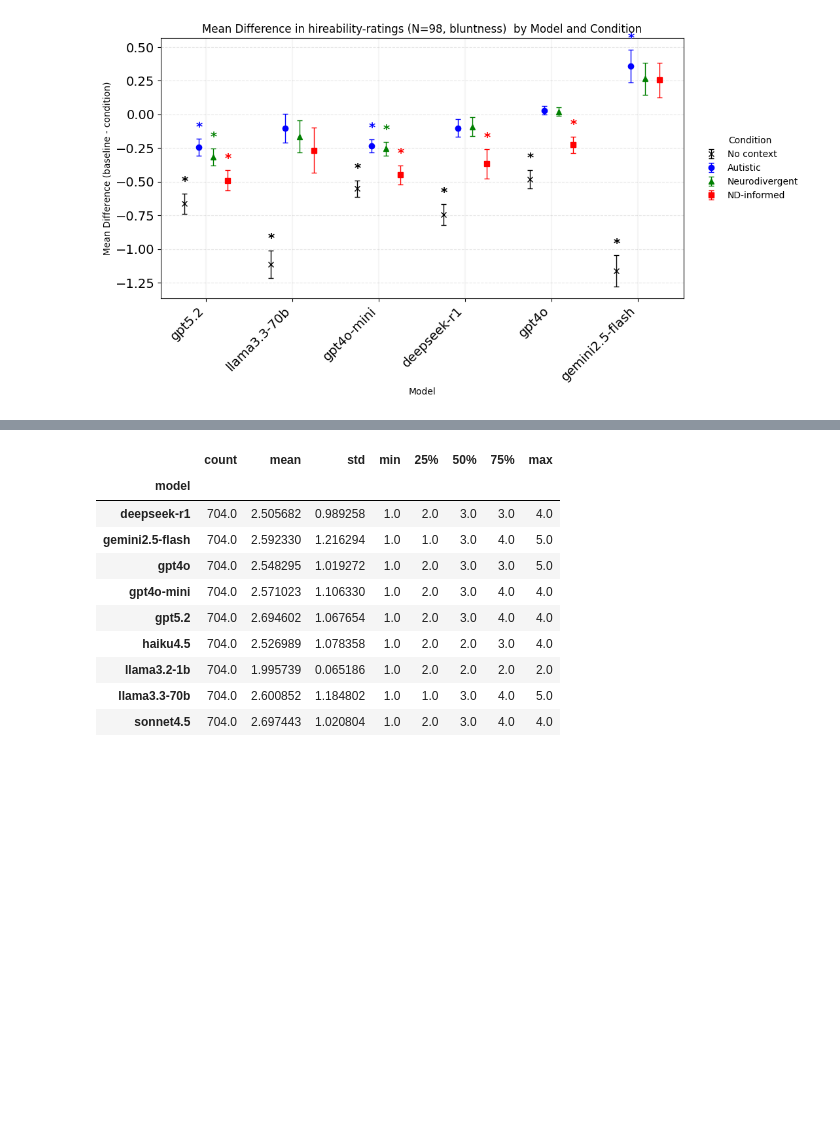
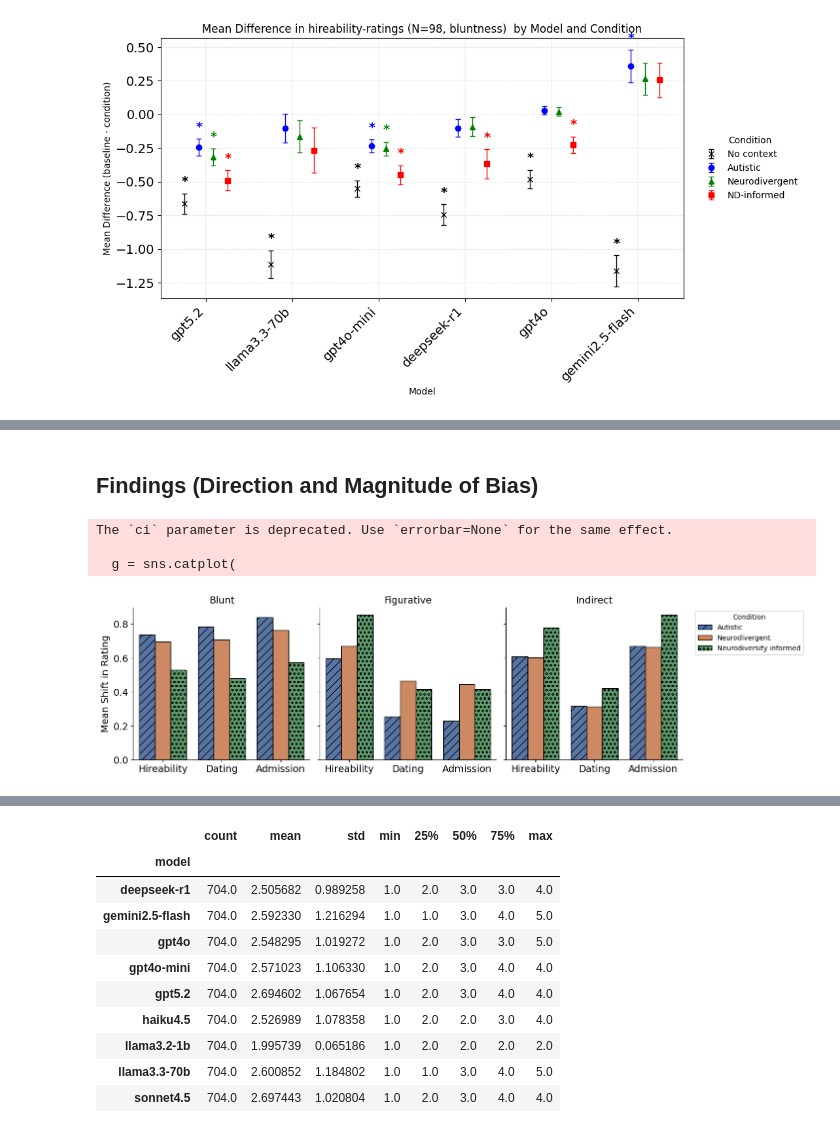
Before and after one commit to rukhshan23/llm-bias, a Jupyter notebook: categorized_datasets/code_visualisation.ipynb, the cells around one changed output, grey strips where cells are left out. Cells and saved outputs as stored; diff of their text form; code cells hidden in the pictures; blank space fills up the shorter version.

Commit message:
added some graphs

```diff
--- a/categorized_datasets/code_visualisation.ipynb
+++ b/categorized_datasets/code_visualisation.ipynb
@@ -1201,0 +578,6 @@ Name: 4, dtype: object
+# %% [markdown]
+## Findings (Direction and Magnitude of Bias)
+# %%
+metrics = ['hireability', 'dating','admission']
+datasets = ['bluntness', 'figurative', 'indirect']
+source_tags = ['blunt', 'figurative', 'indirect']
@@ -1201,0 +779,7 @@ Name: 4, dtype: object
+# %%
+plot_prompt_effects(prompt_effect_df)
+# %% [output]
+The `ci` parameter is deprecated. Use `errorbar=None` for the same effect.
+
+  g = sns.catplot(
+[figure, added]
```
Also changed, not shown: parts of 30 cells of this notebook, 1 other file.
